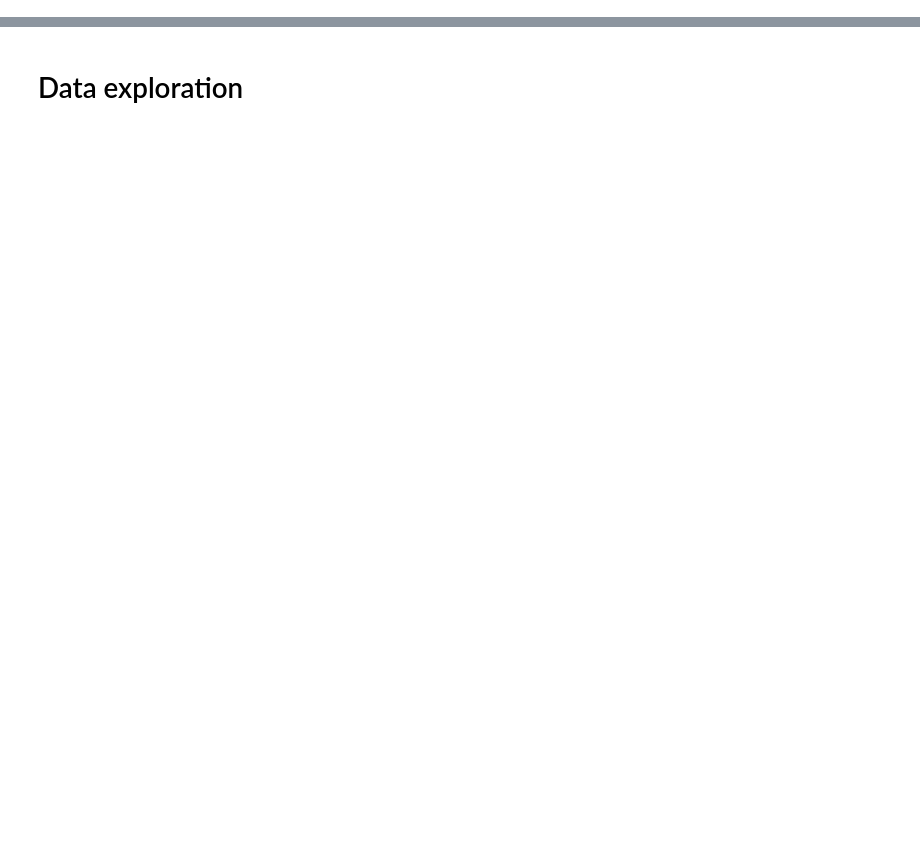
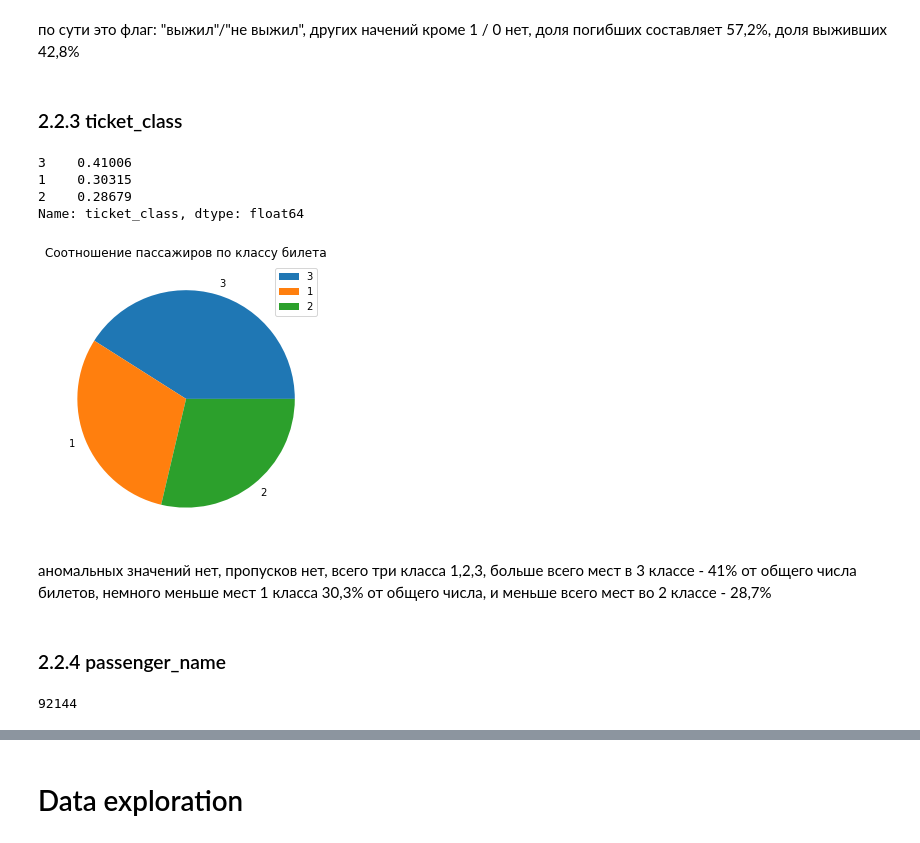
Before and after one commit to nik-ar/ml_intro_vi_1, a Jupyter notebook: 2_eda_nik_ar.ipynb, the cells around one changed output, grey strips where cells are left out. Drawn from its saved outputs; the diff is of its cells as text; code cells hidden in the pictures; blank space fills up the shorter version.

```diff
--- a/2_eda_nik_ar.ipynb
+++ b/2_eda_nik_ar.ipynb
@@ -9,0 +50,3 @@ import seaborn as sns
+# %%
+df = pd.read_csv('train.csv')
+df.head()
@@ -9,0 +100,16 @@ import seaborn as sns
+# %%
+df = df.rename(columns={
+    'PassengerId': 'passenger_id',
+    'Survived': 'survived',
+    'Pclass': 'ticket_class',
+    'Name': 'passenger_name',
+    'Sex': 'sex',
+    'Age': 'age',
+    'SibSp': 'siblings_spouses_aboard',
+    'Parch': 'parents_children_aboard',
+    'Ticket': 'ticket_number',
+    'Fare': 'fare',
+    'Cabin': 'cabin_number',
+    'Embarked': 'port_of_embarkation'
+})
+df.head()
@@ -9,0 +155,26 @@ import seaborn as sns
+# %% [markdown]
+по сути это флаг: "выжил"/"не выжил", других начений кроме 1 / 0 нет, доля погибших составляет 57,2%, доля выживших 42,8%
+# %% [markdown]
+### 2.2.3 ticket_class
+# %%
+df['ticket_class'].value_counts(normalize=True, dropna=False)
+# %% [output]
+3    0.41006
+1    0.30315
+2    0.28679
+Name: ticket_class, dtype: float64
+# %%
+df['ticket_class'].value_counts(normalize=True).plot(kind='pie', legend=True, figsize=(5,5))
+plt.title('Соотношение пассажиров по классу билета')
+plt.ylabel(None)
+plt.show()
+# %% [output]
+[figure, added]
+# %% [markdown]
+аномальных значений нет, пропусков нет, всего три класса 1,2,3, больше всего мест в 3 классе - 41% от общего числа билетов, немного меньше мест 1 класса 30,3% от общего числа, и меньше всего мест во 2 классе - 28,7%
+# %% [markdown]
+### 2.2.4 passenger_name
+# %%
+df['passenger_name'].nunique()
+# %% [output]
+92144
```
Also changed, not shown: parts of 195 cells of this notebook.
